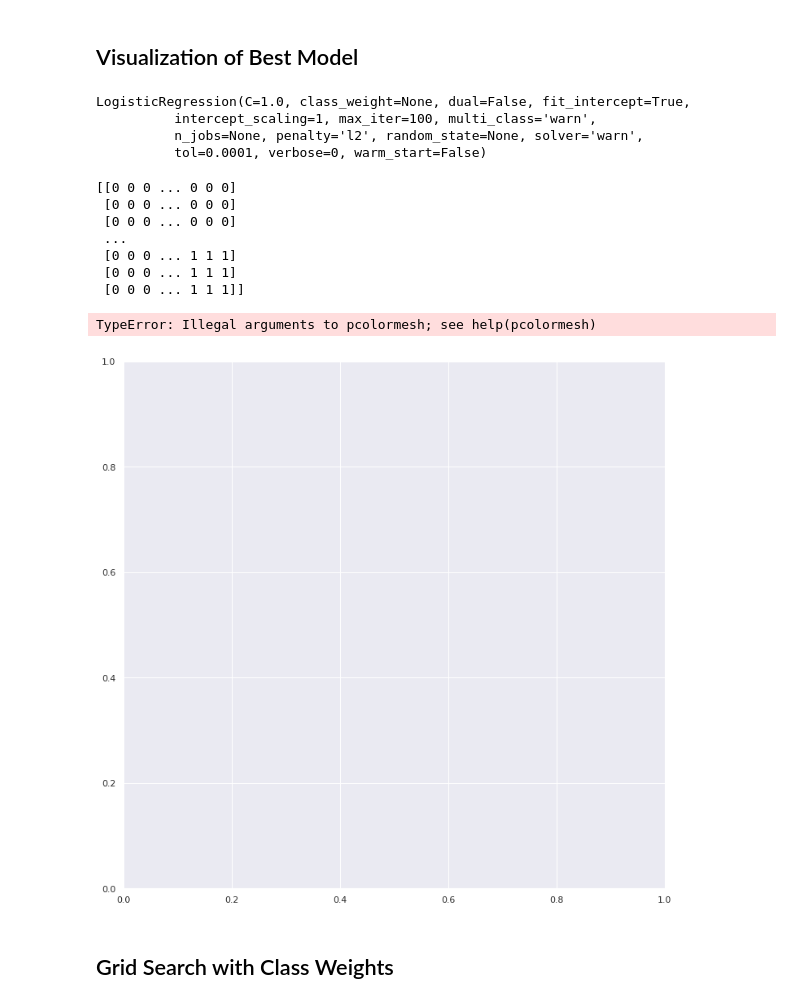
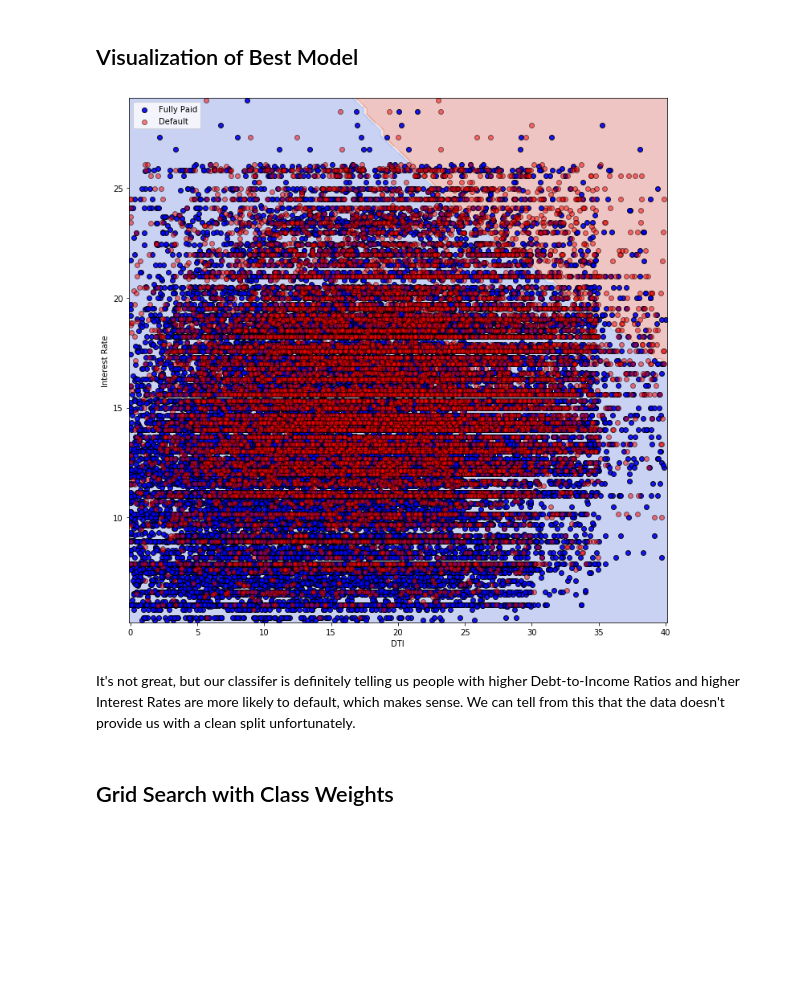
Before and after one commit to bfitzpa5/Metis_Projects, a Jupyter notebook: 03-mcnulty/mcnulty_modeling.ipynb, the cells around one changed output. Saved outputs shown, nothing was run; the diff lists cells and outputs as text; code cells hidden in the pictures; blank space fills up the shorter version.

```diff
--- a/03-mcnulty/mcnulty_modeling.ipynb
+++ b/03-mcnulty/mcnulty_modeling.ipynb
@@ -304,10 +286,8 @@ log_clf_model(results, clf, 'Logistic Regression', X, y, 'bias')
 # %% [markdown]
 ## Visualization of Best Model
 # %%
-import seaborn as sns
 from matplotlib import pyplot as plt
 from matplotlib.ticker import FuncFormatter
-sns.set(style="darkgrid")
 %matplotlib inline
 
 def millions(x, pos):
@@ -324,49 +304,41 @@ def percent(x, pos):
     return '{:,.2%}'.format(x)
 percent_formatter = FuncFormatter(percent)
 # %%
-def plot_estimator(estimator, X, y, poly):
-    x_min, x_max = X.iloc[:,0].min() -1, X.iloc[:,0].max() +.1
-    y_min, y_max = X.iloc[:,1].min() -1, X.iloc[:,1].max() +.1
+def plot_estimator(estimator, X, y):
+    x_min, x_max = X.iloc[:,0].min() - 0.1, X.iloc[:,0].max() + 0.1
+    y_min, y_max = X.iloc[:,1].min() - 0.1, X.iloc[:,1].max() + 0.1
     xx, yy = np.meshgrid(np.linspace(x_min, x_max, 100),
                          np.linspace(y_min, y_max, 100))
-
-    Z = estimator.predict(np.c_[xx.ravel(), yy.ravel()]))
+    df_linspace = pd.DataFrame(np.c_[xx.ravel(), yy.ravel()], columns=X.columns.tolist())
+    Z = estimator.predict(df_linspace)
 
     # Put the result into a color plot
     Z = Z.reshape(xx.shape)
-    print(Z)
-    plt.figure(figsize=(12,12))
-    plt.pcolormesh(X=xx, Y=yy, C=Z, cmap=plt.cm.Paired)
-
+    fig, ax = plt.subplots(figsize=(12,12))
+    ax.contourf(xx, yy, Z, cmap=plt.cm.coolwarm, alpha=0.3)
     # Lets plot our sample points
-    plt.scatter(X[:,0], X[:,1],c=y)
+    default_mask = y == 1
+    ax.scatter(X.iloc[:, 0][~default_mask], X.iloc[:, 1][~default_mask], c='blue', label='Fully Paid',
+              alpha=0.9, edgecolors='black')
+    ax.scatter(X.iloc[:, 0][default_mask], X.iloc[:, 1][default_mask], c='red', label='Default',
+              alpha=0.5, edgecolors='black')
+    ax.set(xlabel='DTI', ylabel='Interest Rate')
+    ax.set_xlim(x_min, x_max)
+    ax.set_ylim(y_min, y_max)
+    plt.legend()
 # %%
 features = ['dti', 'int_rate']
 X, y = df.loc[:, features], df.loc[:, dependent]
 X_train, X_test, y_train, y_test = train_test_split(X, y, test_size=0.2, random_state=11,
                                                     stratify=y)
-poly = PolynomialFeatures(2, include_bias=False)
-poly.fit(X_train)
-X_train = poly.transform(X_train)
-clf = LogisticRegression()
+degree = 2
+clf = clf_pipeline(LogisticRegression(), features, degree)
 clf.fit(X_train, y_train)
+plot_estimator(clf, X_test,y_test)
 # %% [output]
-LogisticRegression(C=1.0, class_weight=None, dual=False, fit_intercept=True,
-          intercept_scaling=1, max_iter=100, multi_class='warn',
-          n_jobs=None, penalty='l2', random_state=None, solver='warn',
-          tol=0.0001, verbose=0, warm_start=False)
+[figure, added]
-# %%
-plot_estimator(clf, X_test,y_test, poly)
-# %% [output]
-[[0 0 0 ... 0 0 0]
- [0 0 0 ... 0 0 0]
- [0 0 0 ... 0 0 0]
- ...
- [0 0 0 ... 1 1 1]
- [0 0 0 ... 1 1 1]
- [0 0 0 ... 1 1 1]]
-TypeError: Illegal arguments to pcolormesh; see help(pcolormesh)
-[figure, removed]
+# %% [markdown]
+It's not great, but our classifer is definitely telling us people with higher Debt-to-Income Ratios and higher Interest Rates are more likely to default, which makes sense. We can tell from this that the data doesn't provide us with a clean split unfortunately.
 # %% [markdown]
 ## Grid Search with Class Weights
 # %%
```
Also changed, not shown: parts of 26 cells of this notebook.
